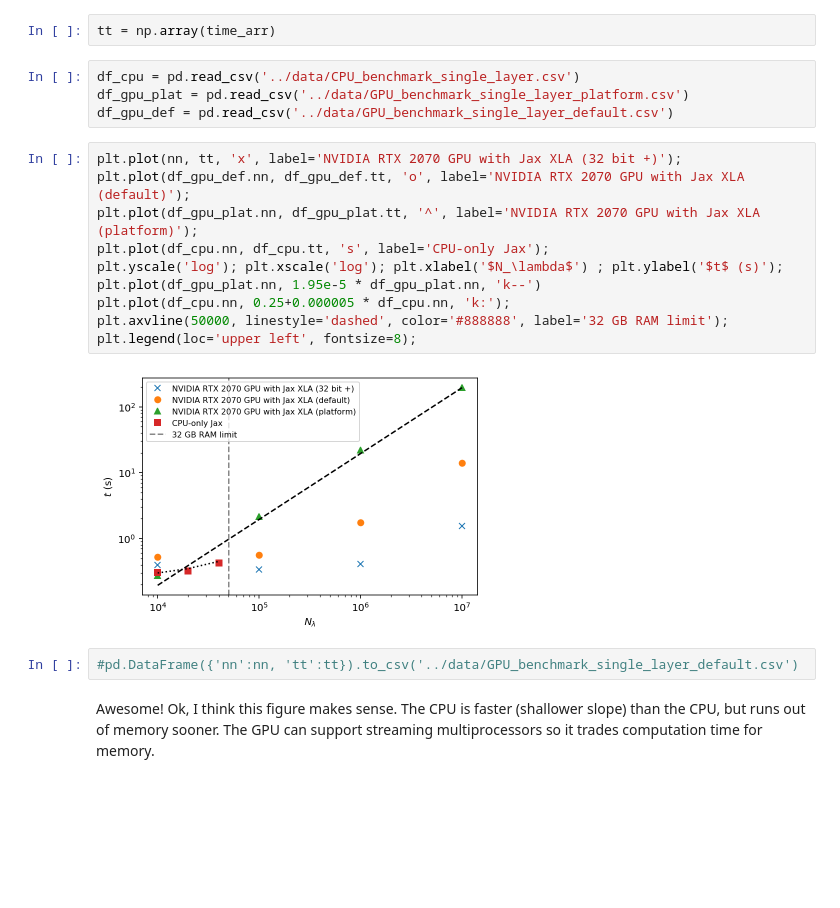
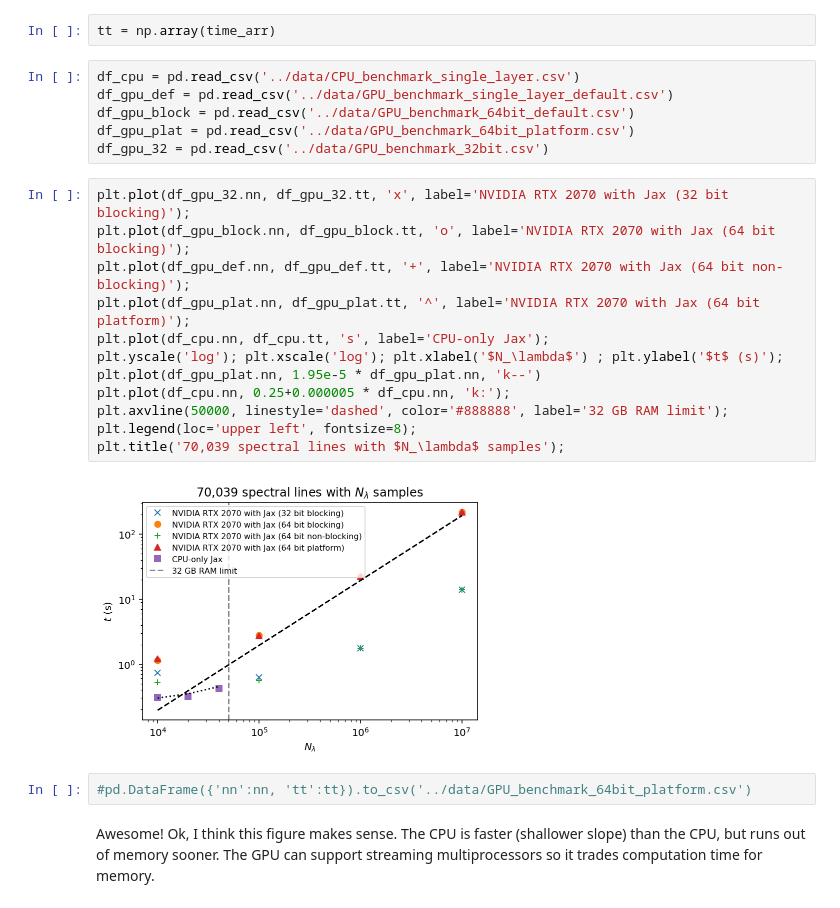
Before and after one commit to BrownDwarf/fiatlux, a Jupyter notebook: notebooks/04_GPU_vs_CPU_benchmark.ipynb, the cells around one changed output. Saved outputs shown, nothing was run; the diff lists cells and outputs as text; blank space fills up the shorter version.

Commit message:
The Jax XLA has non-blocking capability compared to NVIDIA platform default to block

```diff
--- a/notebooks/04_GPU_vs_CPU_benchmark.ipynb
+++ b/notebooks/04_GPU_vs_CPU_benchmark.ipynb
@@ -104,22 +140,26 @@ for n_samples in nn:
 tt = np.array(time_arr)
 # %%
 df_cpu = pd.read_csv('../data/CPU_benchmark_single_layer.csv')
-df_gpu_plat = pd.read_csv('../data/GPU_benchmark_single_layer_platform.csv')
 df_gpu_def = pd.read_csv('../data/GPU_benchmark_single_layer_default.csv')
+df_gpu_block = pd.read_csv('../data/GPU_benchmark_64bit_default.csv')
+df_gpu_plat = pd.read_csv('../data/GPU_benchmark_64bit_platform.csv')
+df_gpu_32 = pd.read_csv('../data/GPU_benchmark_32bit.csv')
 # %%
-plt.plot(nn, tt, 'x', label='NVIDIA RTX 2070 GPU with Jax XLA (32 bit +)');
-plt.plot(df_gpu_def.nn, df_gpu_def.tt, 'o', label='NVIDIA RTX 2070 GPU with Jax XLA (default)');
-plt.plot(df_gpu_plat.nn, df_gpu_plat.tt, '^', label='NVIDIA RTX 2070 GPU with Jax XLA (platform)');
+plt.plot(df_gpu_32.nn, df_gpu_32.tt, 'x', label='NVIDIA RTX 2070 with Jax (32 bit blocking)');
+plt.plot(df_gpu_block.nn, df_gpu_block.tt, 'o', label='NVIDIA RTX 2070 with Jax (64 bit blocking)');
+plt.plot(df_gpu_def.nn, df_gpu_def.tt, '+', label='NVIDIA RTX 2070 with Jax (64 bit non-blocking)');
+plt.plot(df_gpu_plat.nn, df_gpu_plat.tt, '^', label='NVIDIA RTX 2070 with Jax (64 bit platform)');
 plt.plot(df_cpu.nn, df_cpu.tt, 's', label='CPU-only Jax');
 plt.yscale('log'); plt.xscale('log'); plt.xlabel('$N_\lambda$') ; plt.ylabel('$t$ (s)');
 plt.plot(df_gpu_plat.nn, 1.95e-5 * df_gpu_plat.nn, 'k--')
 plt.plot(df_cpu.nn, 0.25+0.000005 * df_cpu.nn, 'k:');
 plt.axvline(50000, linestyle='dashed', color='#888888', label='32 GB RAM limit');
 plt.legend(loc='upper left', fontsize=8);
+plt.title('70,039 spectral lines with $N_\lambda$ samples');
 # %% [output]
-[figure, old version]
+[figure, new version]
 # %%
-#pd.DataFrame({'nn':nn, 'tt':tt}).to_csv('../data/GPU_benchmark_single_layer_default.csv')
+#pd.DataFrame({'nn':nn, 'tt':tt}).to_csv('../data/GPU_benchmark_64bit_platform.csv')
 # %% [markdown]
 Awesome!  Ok, I think this figure makes sense.  The CPU is faster (shallower slope) than the CPU, but runs out of memory sooner.  The GPU can support streaming multiprocessors so it trades computation time for memory.
 # %% [markdown]
```
Also changed, not shown: parts of 4 cells of this notebook.
